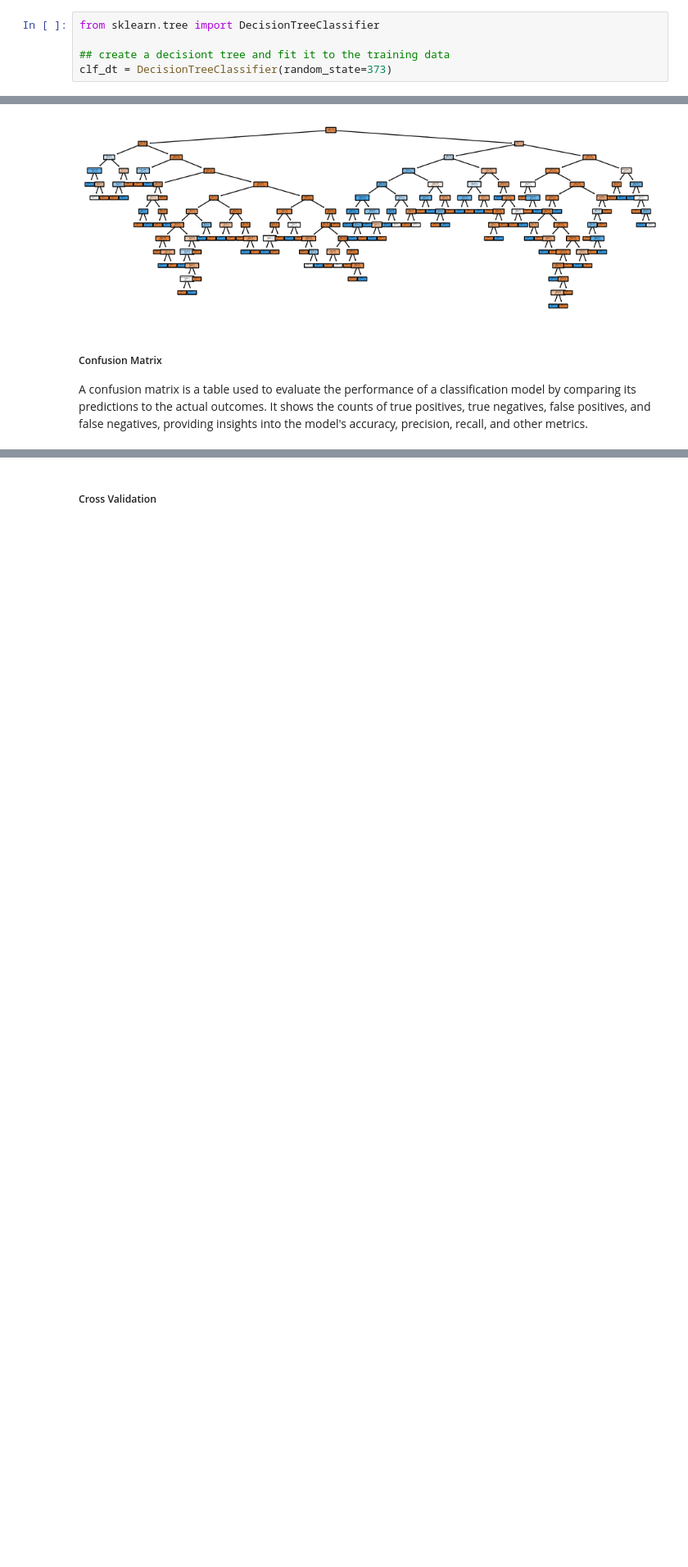
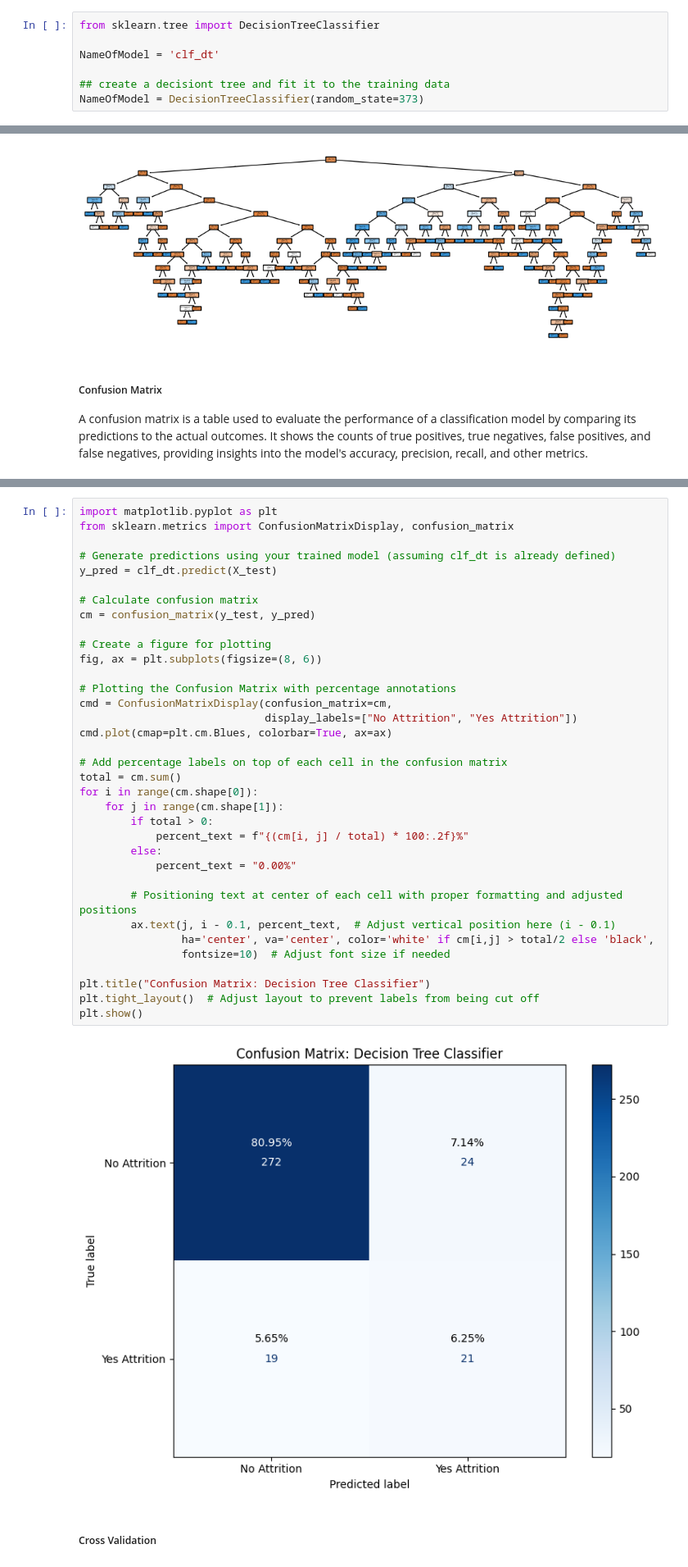
Before and after one commit to Jrk373/MachineLearningDemo, a Jupyter notebook: DecisionTreeClasifier.ipynb, the cells around one changed output, grey strips where cells are left out. Shown at 82% size. Saved outputs shown, nothing was run; the diff lists cells and outputs as text; blank space fills up the shorter version.

```diff
--- a/DecisionTreeClasifier.ipynb
+++ b/DecisionTreeClasifier.ipynb
@@ -775,8 +803,10 @@ Testing set size: 336 samples
 # %%
 from sklearn.tree import DecisionTreeClassifier
 
+NameOfModel = 'clf_dt'
+
 ## create a decisiont tree and fit it to the training data
-clf_dt = DecisionTreeClassifier(random_state=373)
+NameOfModel = DecisionTreeClassifier(random_state=373)
 # %% [markdown]
 #### Fit the model
 # %%
@@ -830,3 +843,40 @@ plt.show()
+# %%
+import matplotlib.pyplot as plt
+from sklearn.metrics import ConfusionMatrixDisplay, confusion_matrix
+
+# Generate predictions using your trained model (assuming clf_dt is already defined)
+y_pred = clf_dt.predict(X_test)
+
+# Calculate confusion matrix
+cm = confusion_matrix(y_test, y_pred)
+
+# Create a figure for plotting
+fig, ax = plt.subplots(figsize=(8, 6))
+
+# Plotting the Confusion Matrix with percentage annotations
+cmd = ConfusionMatrixDisplay(confusion_matrix=cm,
+                             display_labels=["No Attrition", "Yes Attrition"])
+cmd.plot(cmap=plt.cm.Blues, colorbar=True, ax=ax)
+
+# Add percentage labels on top of each cell in the confusion matrix
+total = cm.sum()
+for i in range(cm.shape[0]):
+    for j in range(cm.shape[1]):
+        if total > 0:
+            percent_text = f"{(cm[i, j] / total) * 100:.2f}%"
+        else:
+            percent_text = "0.00%"
+
+        # Positioning text at center of each cell with proper formatting and adjusted positions
+        ax.text(j, i - 0.1, percent_text,  # Adjust vertical position here (i - 0.1)
+                ha='center', va='center', color='white' if cm[i,j] > total/2 else 'black',
+                fontsize=10)  # Adjust font size if needed
+
+plt.title("Confusion Matrix: Decision Tree Classifier")
+plt.tight_layout()  # Adjust layout to prevent labels from being cut off
+plt.show()
+# %% [output]
+[figure, added]
 # %% [markdown]
 ##### Cross Validation
 # %%
```
Also changed, not shown: parts of 22 cells of this notebook.
